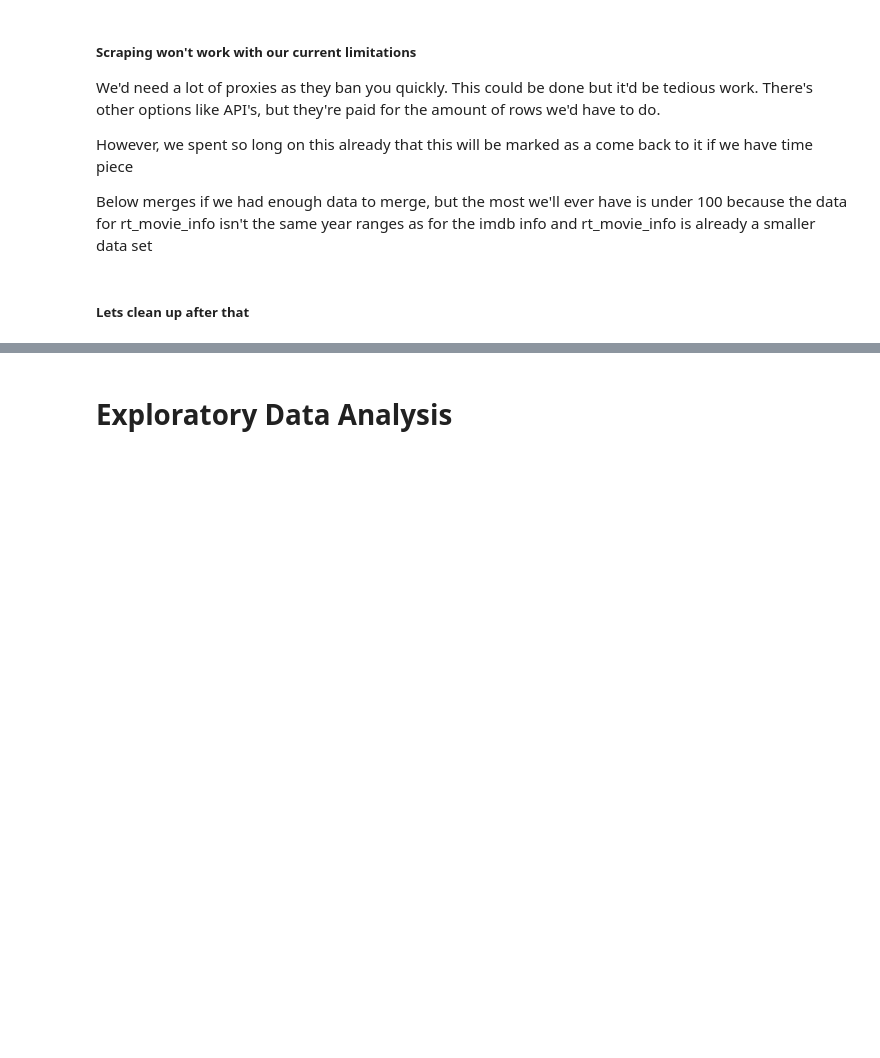
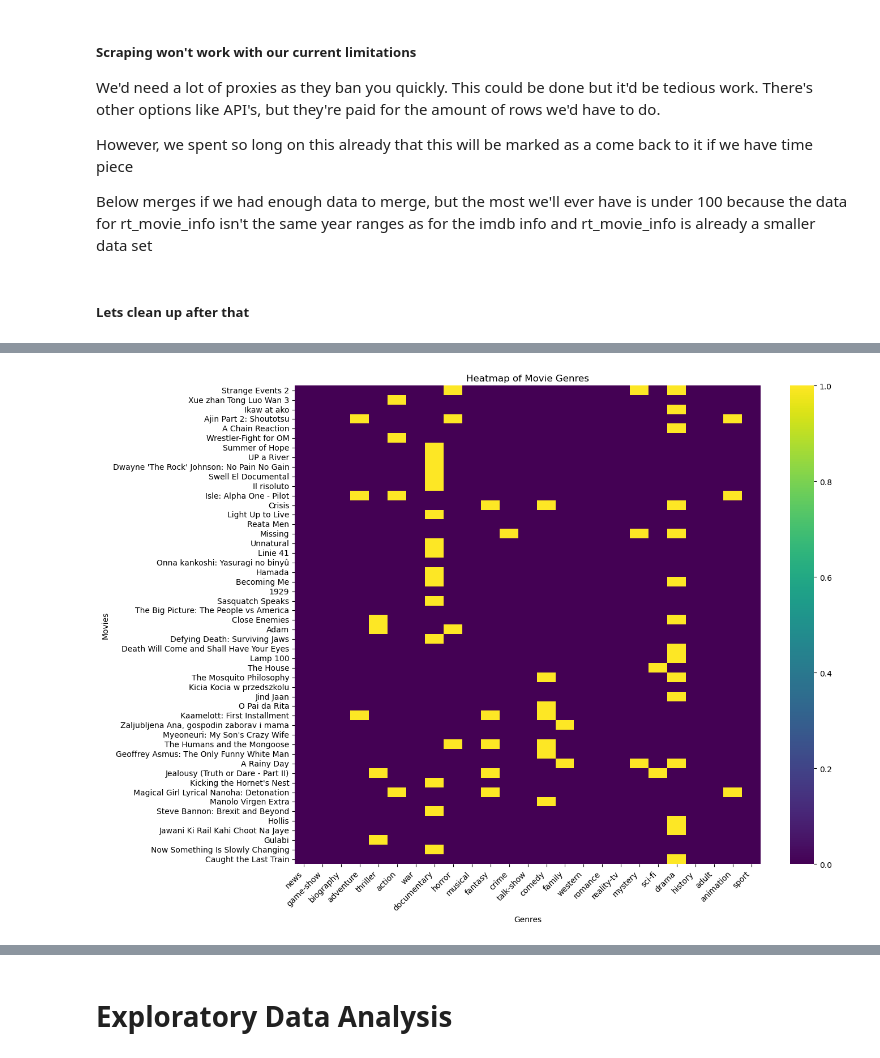
Before and after one commit to minerva-ds/dsc-movies-analysis, a Jupyter notebook: index.ipynb, the cells around one changed output, grey strips where cells are left out. Saved outputs shown, nothing was run; the diff lists cells and outputs as text; code cells hidden in the pictures; blank space fills up the shorter version.

```diff
--- a/index.ipynb
+++ b/index.ipynb
@@ -1420,0 +1442,2 @@ except:
+# %%
+movies_df = movies_df.dropna(subset=['title_type'])
@@ -1420,0 +1597,25 @@ except:
+# %%
+# Filter the columns that start with 'isgenre_'
+genre_columns = movies_df.filter(like='isgenre_').columns
+
+# Limit the number of movies for better readability
+num_movies_to_display = 50  # Adjust this number based on your needs
+movies_df_subset = movies_df.sample(n=num_movies_to_display, random_state=42)
+
+# Generate the heatmap data
+heatmap_data = movies_df_subset[genre_columns].astype(int)
+
+# Update the column names to remove 'isgenre_'
+heatmap_data.columns = heatmap_data.columns.str.replace('isgenre_', '')
+
+# Plot the heatmap
+plt.figure(figsize=(14, 10))
+sns.heatmap(heatmap_data, cmap='viridis', cbar=True, yticklabels=movies_df_subset['primary_title'])
+plt.title('Heatmap of Movie Genres')
+plt.xlabel('Genres')
+plt.ylabel('Movies')
+plt.xticks(rotation=45, ha='right')
+plt.tight_layout()
+plt.show()
+# %% [output]
+[figure, added]
```
Also changed, not shown: parts of 34 cells of this notebook, 2 other files.
